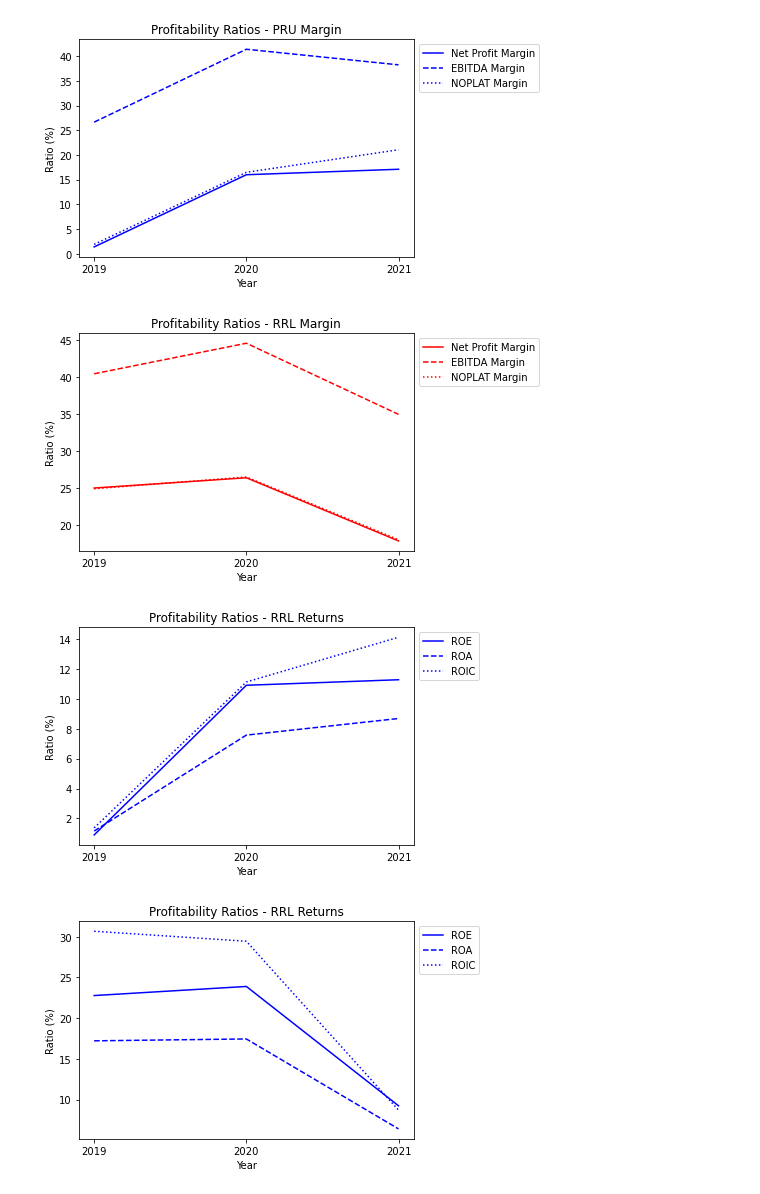
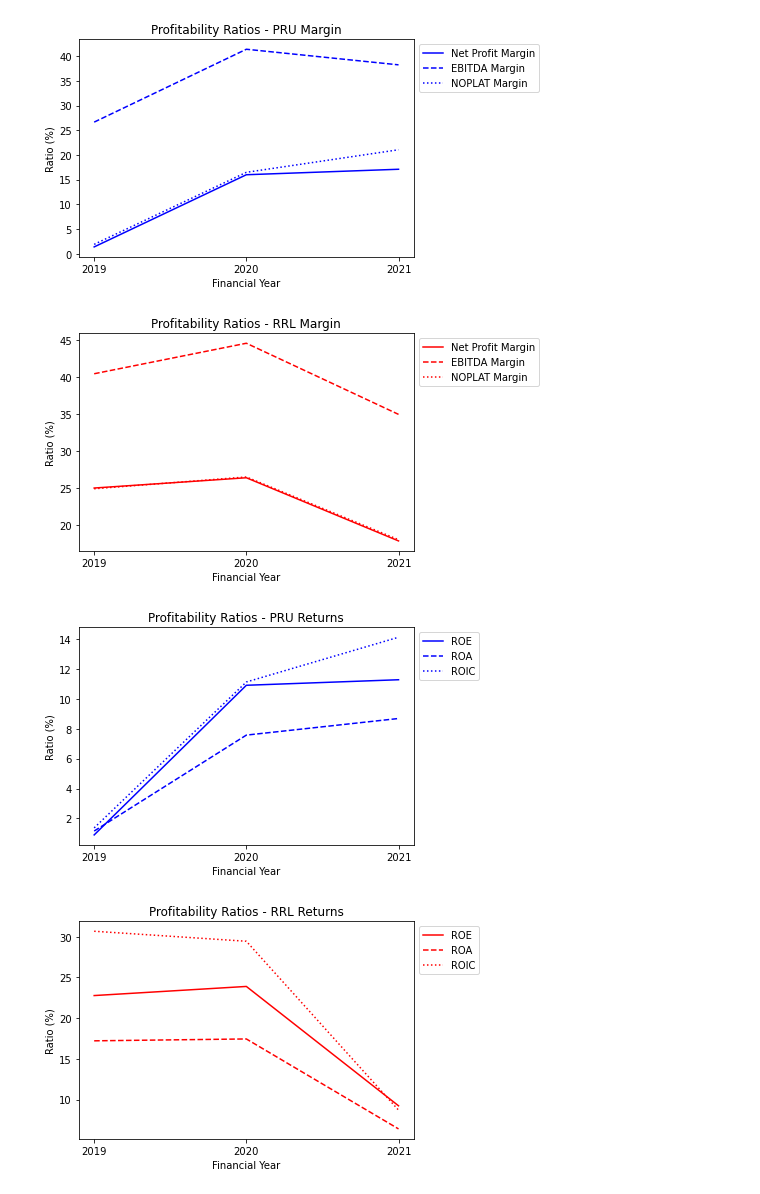
Before and after one commit to Aiden-Ziegelaar/ACCT5602-Analysis, a Jupyter notebook: Profitability/profitabilityPlot.ipynb, the cells around one changed output. Saved outputs shown, nothing was run; the diff lists cells and outputs as text; code cells hidden in the pictures.

Commit message:
Added financial year

```diff
--- a/Profitability/profitabilityPlot.ipynb
+++ b/Profitability/profitabilityPlot.ipynb
@@ -31,7 +31,7 @@ ax.plot(x_axis, profitability_ratios['PRU']['Net Profit Margin'], color = 'blue'
 ax.plot(x_axis, profitability_ratios['PRU']['EBITDA Margin'], linestyle="dashed", color = 'blue', label='EBITDA Margin')
 ax.plot(x_axis, profitability_ratios['PRU']['NOPLAT Margin'], linestyle='dotted', color = 'blue', label='NOPLAT Margin')
 
-plt.xlabel("Year")
+plt.xlabel("Financial Year")
 plt.ylabel("Ratio (%)")
 
 plt.title("Profitability Ratios - PRU Margin")
@@ -40,7 +40,7 @@ plt.legend(bbox_to_anchor=(1,1), loc="upper left")
 
 plt.show()
 # %% [output]
-[figure, old version]
+[figure, new version]
 # %%
 from matplotlib import pyplot as plt
 
@@ -50,7 +50,7 @@ ax.plot(x_axis, profitability_ratios['RRL']['Net Profit Margin'], color = 'red',
 ax.plot(x_axis, profitability_ratios['RRL']['EBITDA Margin'], linestyle="dashed", color = 'red', label='EBITDA Margin')
 ax.plot(x_axis, profitability_ratios['RRL']['NOPLAT Margin'], linestyle='dotted', color = 'red', label='NOPLAT Margin')
 
-plt.xlabel("Year")
+plt.xlabel("Financial Year")
 plt.ylabel("Ratio (%)")
 
 plt.title("Profitability Ratios - RRL Margin")
@@ -59,7 +59,7 @@ plt.legend(bbox_to_anchor=(1,1), loc="upper left")
 
 plt.show()
 # %% [output]
-[figure, old version]
+[figure, new version]
 # %%
 from matplotlib import pyplot as plt
 
@@ -69,7 +69,7 @@ ax.plot(x_axis, profitability_ratios['PRU']['ROE'], color = 'blue', label='ROE')
 ax.plot(x_axis, profitability_ratios['PRU']['ROA'], linestyle="dashed", color = 'blue', label='ROA')
 ax.plot(x_axis, profitability_ratios['PRU']['ROIC'], linestyle='dotted', color = 'blue', label='ROIC')
 
-plt.xlabel("Year")
+plt.xlabel("Financial Year")
 plt.ylabel("Ratio (%)")
 
 plt.title("Profitability Ratios - PRU Returns")
@@ -78,23 +78,23 @@ plt.legend(bbox_to_anchor=(1,1), loc="upper left")
 
 plt.show()
 # %% [output]
-[figure, old version]
+[figure, new version]
 # %%
 from matplotlib import pyplot as plt
 
 fig, ax = plt.subplots()
 
 ax.plot(x_axis, profitability_ratios['RRL']['ROE'], color = 'red', label='ROE')
 ax.plot(x_axis, profitability_ratios['RRL']['ROA'], linestyle="dashed", color = 'red', label='ROA')
 ax.plot(x_axis, profitability_ratios['RRL']['ROIC'], linestyle='dotted', color = 'red', label='ROIC')
 
-plt.xlabel("Year")
+plt.xlabel("Financial Year")
 plt.ylabel("Ratio (%)")
 
 plt.title("Profitability Ratios - RRL Returns")
 
 plt.legend(bbox_to_anchor=(1,1), loc="upper left")
 
 plt.show()
 # %% [output]
-[figure, old version]
+[figure, new version]
```
Also changed, not shown: 2 other files.
